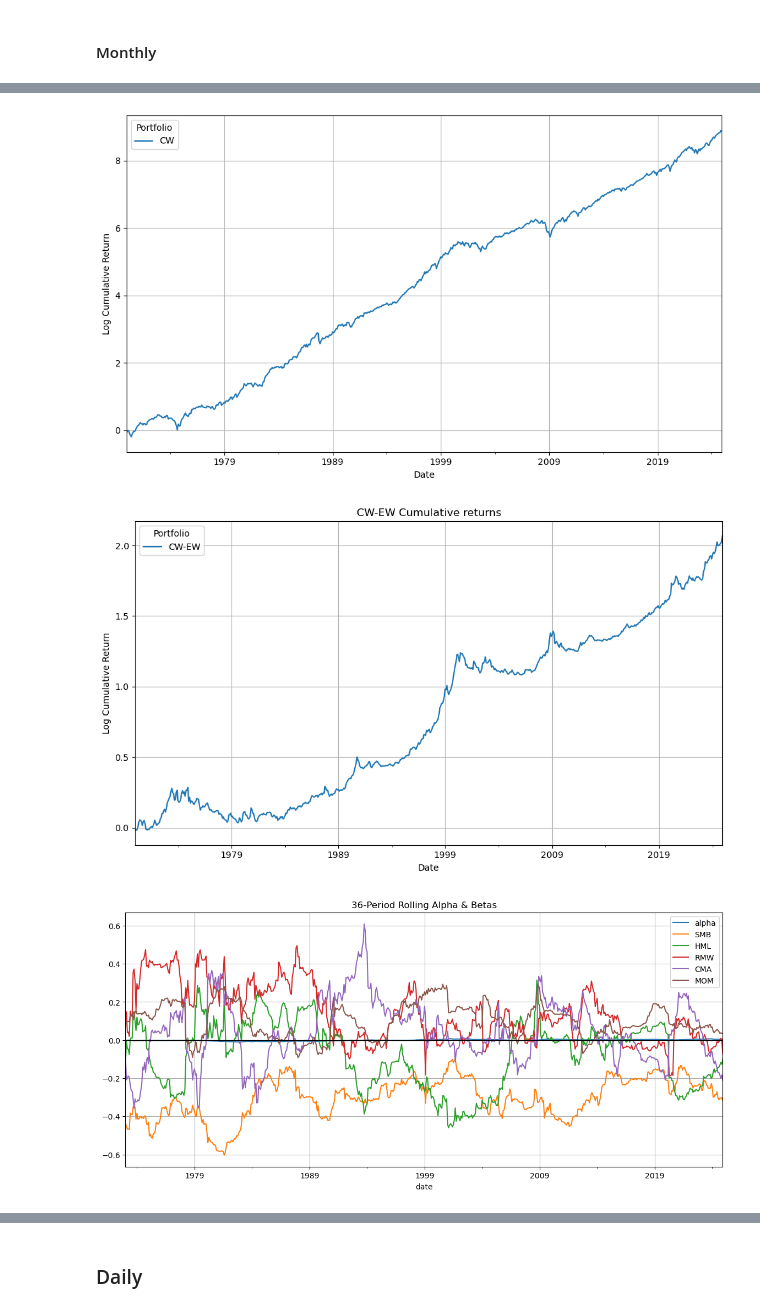
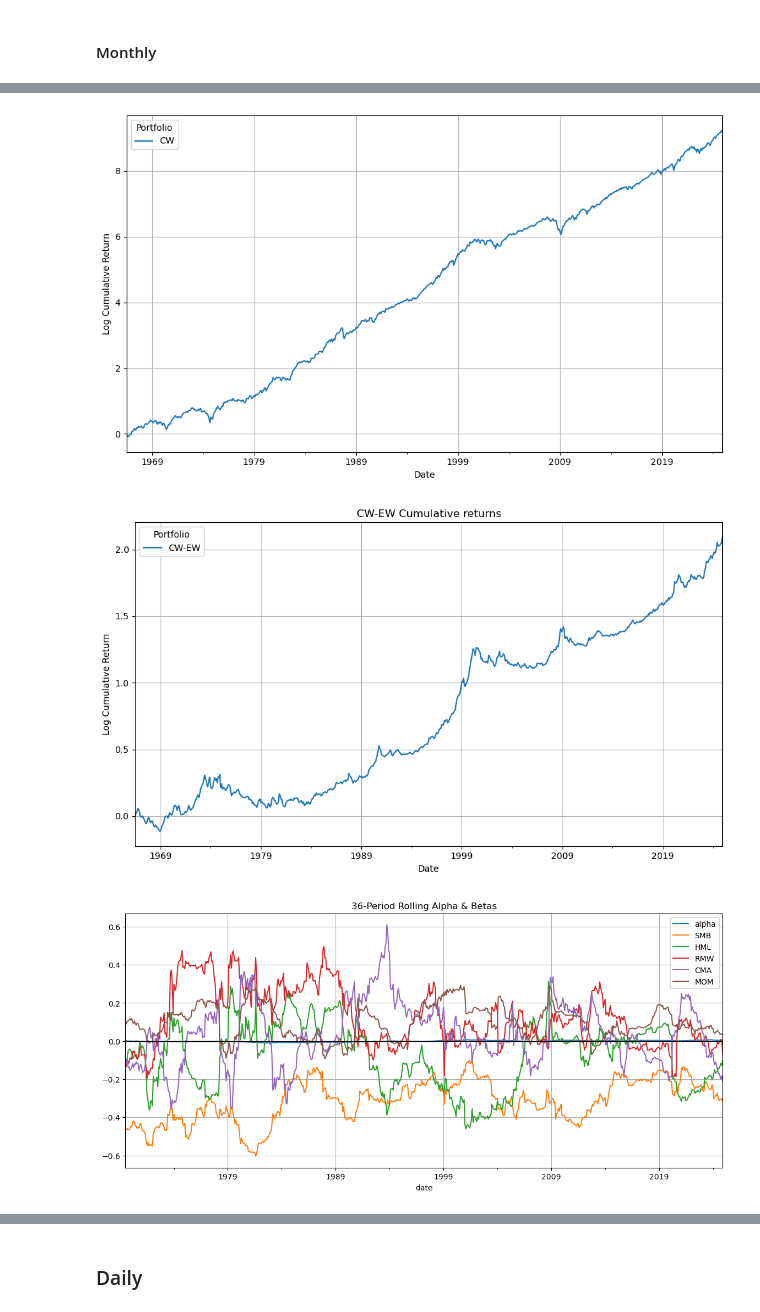
Before and after one commit to eviprous/Invesco_Research_Project, a Jupyter notebook: notebooks/analysis.ipynb, the cells around one changed output, grey strips where cells are left out. Saved outputs shown, nothing was run; the diff lists cells and outputs as text; code cells hidden in the pictures.

Commit message:
pushing all my changes. Created two nte notebooks that run EBC on monthly and daily, updated the app, and the data

```diff
--- a/notebooks/analysis.ipynb
+++ b/notebooks/analysis.ipynb
@@ -18,0 +27,6 @@ from src.preference_factors.build_preference_dataset import (
+# %%
+preference_factors_monthly = pd.read_csv(
+    DATA_PROCESSED_DIR / "monthly_preference_returns_and_factors.csv",
+    index_col=0,
+    parse_dates=True
+)
@@ -44,6 +52,6 @@ False
 # %%
 import src.analysis.basic_analytics as ba
 # %%
-ba.run_capm(df_monthly,'CW-EW')
+ba.run_capm(preference_factors_monthly,'CW-EW')
 # %% [output]
 |  | coef | t_stat |
@@ -53,4 +61,4 @@ ba.run_capm(df_monthly,'CW-EW')
 # %%
-ba.run_factor_model(df_monthly,'CW-EW')
+ba.run_factor_model(preference_factors_monthly,'CW-EW')
 # %% [output]
 |  | coef | t_stat |
@@ -64,0 +90,2 @@ ba.run_factor_model(df_monthly,'CW-EW')
+# %%
+preference_factors_monthly['Excess_Market_Returns'] = preference_factors_monthly['CW'] - preference_factors_monthly['RF']
@@ -65,17 +96,17 @@ ba.run_factor_model(df_monthly,'CW-EW')
 # %%
-ba.plot_cumulative_returns(df_monthly,['CW'])
+ba.plot_cumulative_returns(preference_factors_monthly,['CW'])
 # %% [output]
-[figure, old version]
+[figure, new version]
 # %%
-ba.plot_cumulative_returns(df_monthly,['CW-EW'],'CW-EW Cumulative returns')
+ba.plot_cumulative_returns(preference_factors_monthly,['CW-EW'],'CW-EW Cumulative returns')
 # %% [output]
-[figure, old version]
+[figure, new version]
 # %%
 betas_monthly = ba.rolling_factor_betas(
-    df_monthly,
+    preference_factors_monthly,
     portfolio_col="CW-EW",
     factors=["SMB", "HML", "RMW", "CMA", "MOM"],
     window=36
 )
 # %% [output]
-[figure, old version]
+[figure, new version]
```
Also changed, not shown: parts of 41 cells of this notebook, 6 other files.
